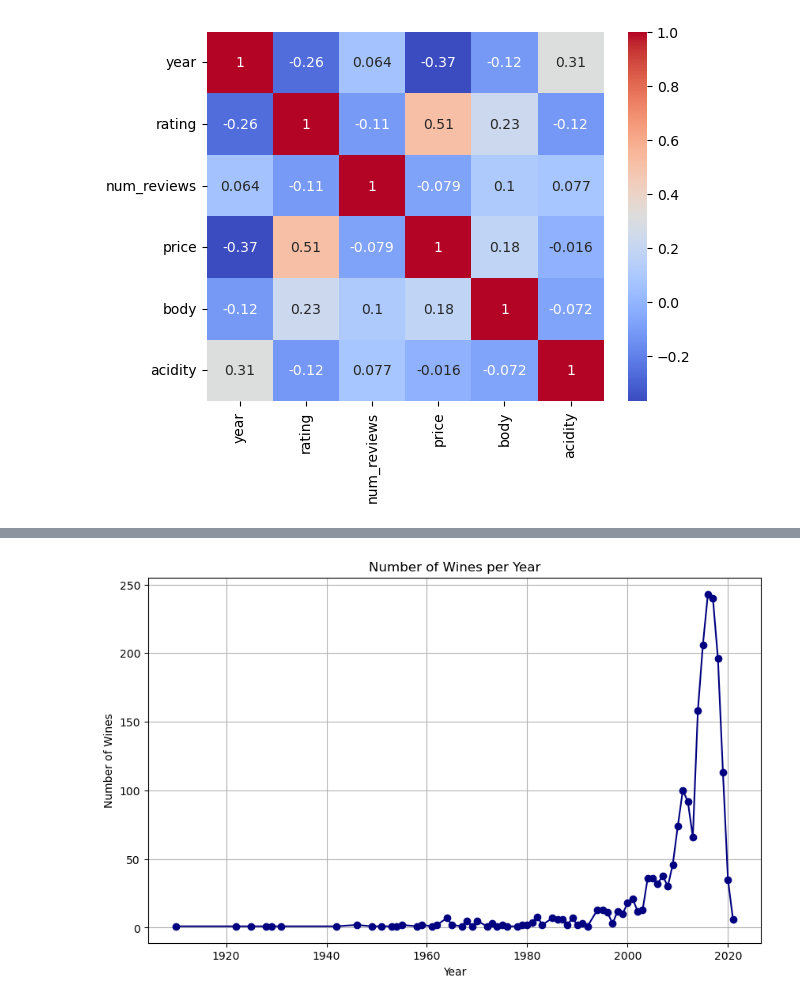
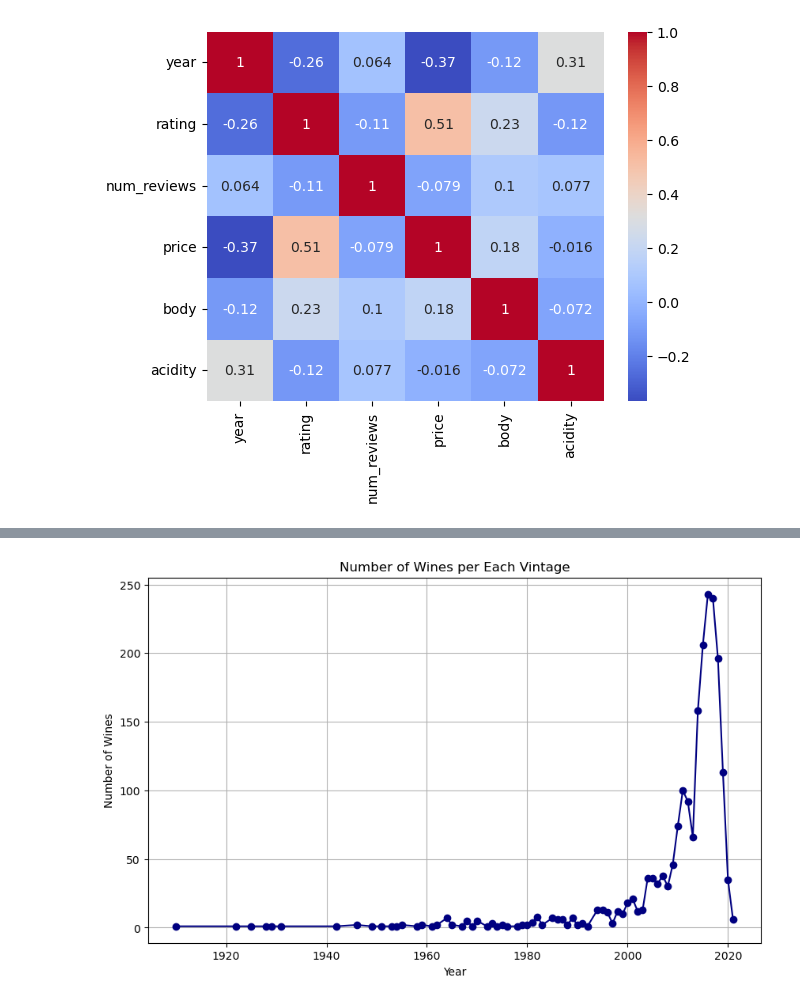
Before and after one commit to rynedaniels/Spanish-Wine, a Jupyter notebook: Wine-Exploratory-Viz.ipynb, the cells around one changed output, grey strips where cells are left out. Drawn from its saved outputs; the diff is of its cells as text; code cells hidden in the pictures.

```diff
--- a/Wine-Exploratory-Viz.ipynb
+++ b/Wine-Exploratory-Viz.ipynb
@@ -128,13 +122,13 @@ ax.boxplot([ratings_data], vert = False);
 # %%
 wine_counts = df.groupby('year')['wine'].count()
 
 plt.figure(figsize=(10, 6))
 plt.plot(wine_counts.index, wine_counts.values, marker='o', color='navy')
 plt.xticks([1920, 1940, 1960, 1980, 2000, 2020])
 plt.xlabel('Year')
 plt.ylabel('Number of Wines')
-plt.title('Number of Wines per Year')
+plt.title('Number of Wines per Each Vintage')
 plt.grid(True)
 plt.show()
 # %% [output]
-[figure, old version]
+[figure, new version]
```
Also changed, not shown: parts of 3 cells of this notebook, 3 other files.
